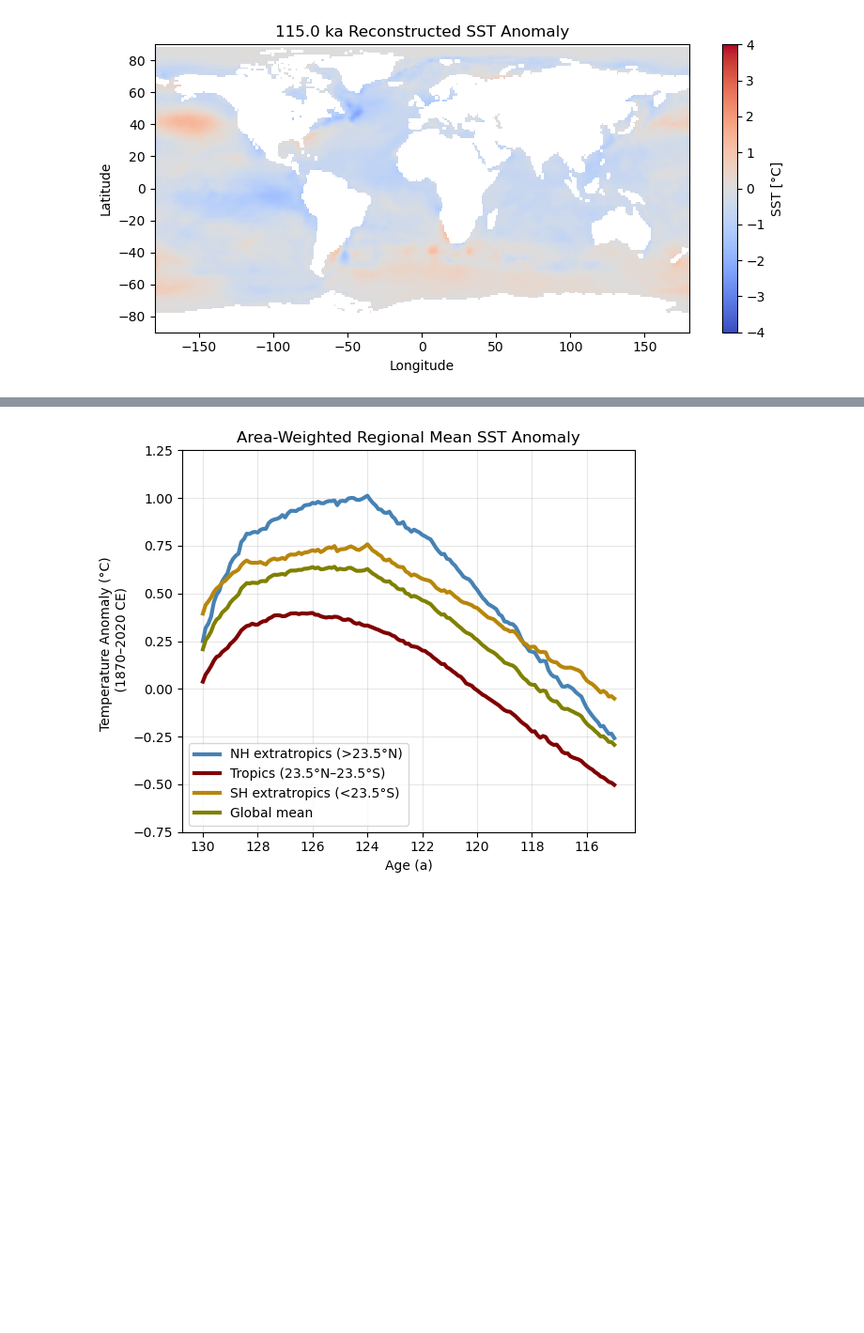
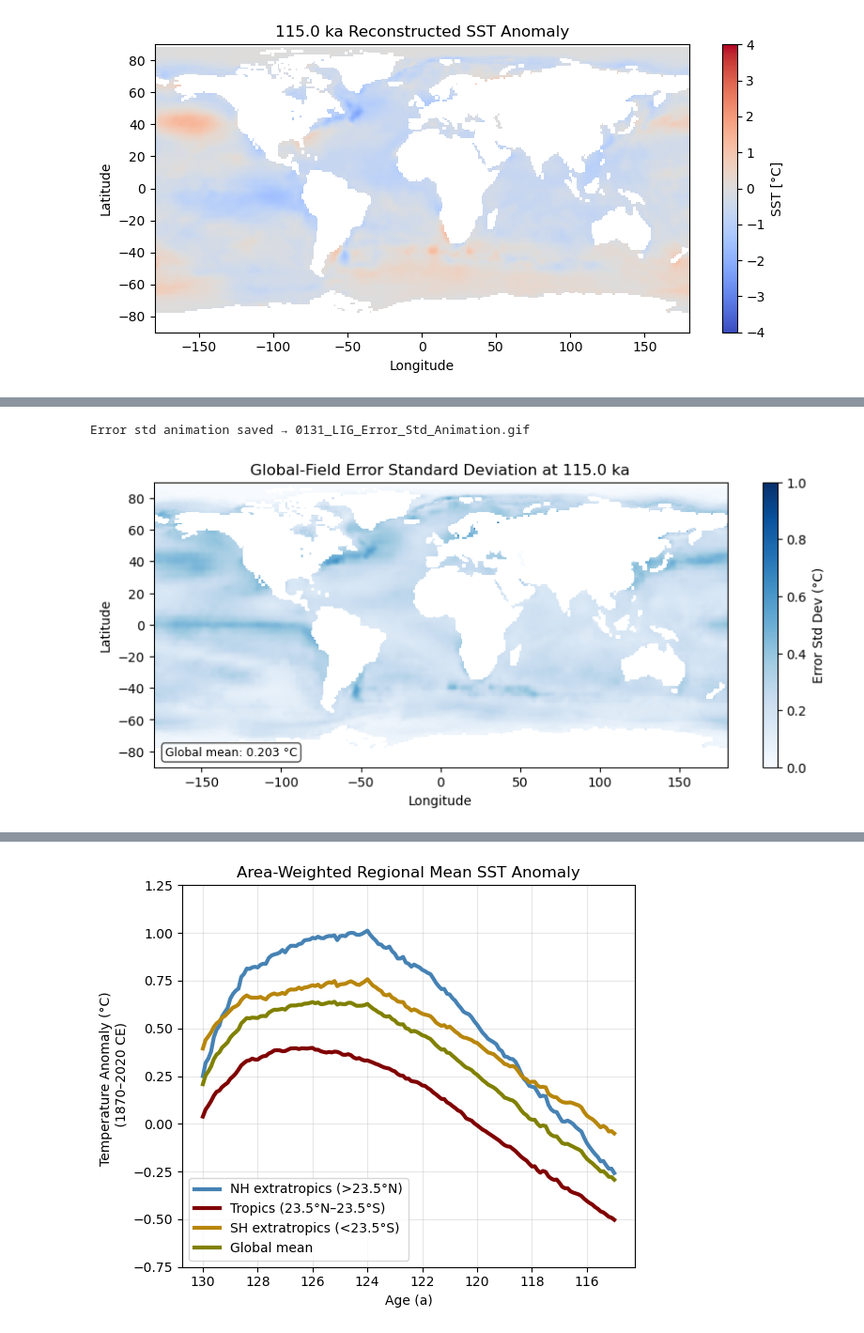
Before and after one commit to AnnaChen04/HISEAS-SST-RSOI-Reconstruction, a Jupyter notebook: AC_essential/SST_RSOI.ipynb, the cells around one changed output, grey strips where cells are left out. Shown at 94% size. Saved outputs shown, nothing was run; the diff lists cells and outputs as text; code cells hidden in the pictures; blank space fills up the shorter version.

```diff
--- a/AC_essential/SST_RSOI.ipynb
+++ b/AC_essential/SST_RSOI.ipynb
@@ -954,0 +788,70 @@ for age in ages_to_plot:
+# %%
+# ------------------------------------------------------------
+# Animation for global-field error standard deviation
+# ------------------------------------------------------------
+
+# Build per-frame rasters from error_std_global_all (error std)
+# Assumes error_std_global_all already exists from previous cell
+
+error_maps = []
+for t in range(151):
+    if t < len(error_std_global_all) and error_std_global_all[t] is not None:
+        flat = error_std_global_all[t]
+    else:
+        flat = np.full(N, np.nan)
+
+    # Remap to full grid with NaN on land
+    std_full = np.full(N_full, np.nan)
+    std_full[valid_indices] = flat
+    field = std_full.reshape(nlat, nlon)
+    error_maps.append(field)
+
+vmin, vmax = 0, 1
+
+# Animation 130.0 → 115.0 kya (descending age)
+fig, ax = plt.subplots(figsize=(10, 4))
+initial_idx = 150  # 130.0 kya
+im = ax.imshow(
+    error_maps[initial_idx],
+    origin="lower", extent=[-180, 180, -90, 90],
+    cmap="Blues", vmin=vmin, vmax=vmax, aspect="auto"
+)
+cbar = fig.colorbar(im, ax=ax, label="Error Std Dev (°C)")
+
+title = ax.set_title(
+    f"Global-Field Error Standard Deviation at {115.0 + 0.1*initial_idx:.1f} ka"
+)
+xlabel = ax.set_xlabel(
+    "Longitude"
+)
+ylabel = ax.set_ylabel(
+    "Latitude"
+)
+
+gm_text = ax.text(
+    0.02, 0.04, "", transform=ax.transAxes,
+    fontsize=9, bbox=dict(boxstyle="round", facecolor="white", alpha=0.7)
+)
+
+def update(frame):
+    # Play backward in age: 130.0 → 115.0 kya
+    idx = 150 - frame
+    age = 115.0 + 0.1 * idx
+
+    im.set_array(error_maps[idx])
+    title.set_text(
+        f"Global-Field Error Standard Deviation at {age:.1f} ka"
+    )
+    gm = np.nanmean(error_maps[idx])
+    gm_text.set_text(f"Global mean: {gm:.3f} °C")
+
+    return im, title, gm_text
+
+anim = animation.FuncAnimation(fig, update, frames=151, blit=True)
+
+gif_path = "0131_LIG_Error_Std_Animation.gif"
+anim.save(gif_path, writer=animation.PillowWriter(fps=20))
+print(f"Error std animation saved → {gif_path}")
+# %% [output]
+Error std animation saved → 0131_LIG_Error_Std_Animation.gif
+[figure, added]
```
Also changed, not shown: parts of 14 cells of this notebook, 15 other files.
